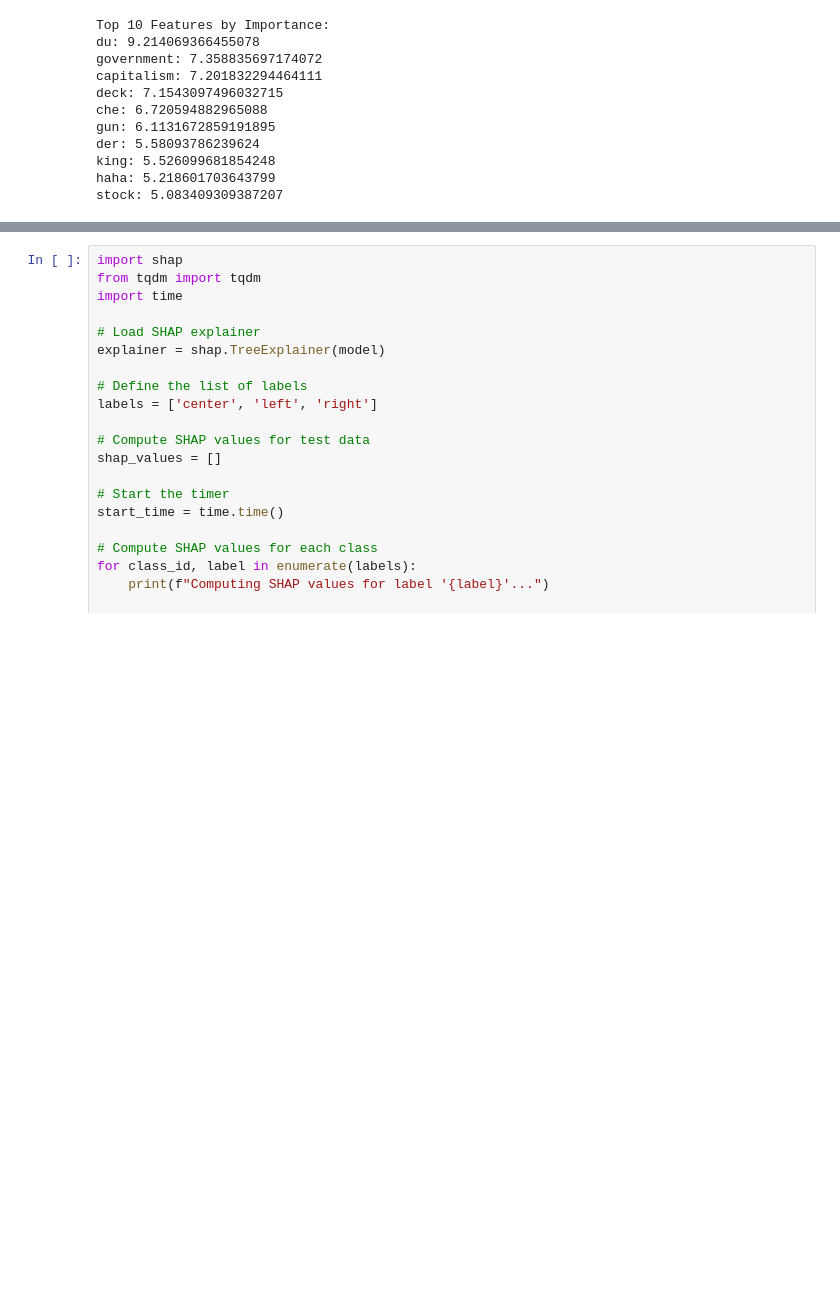
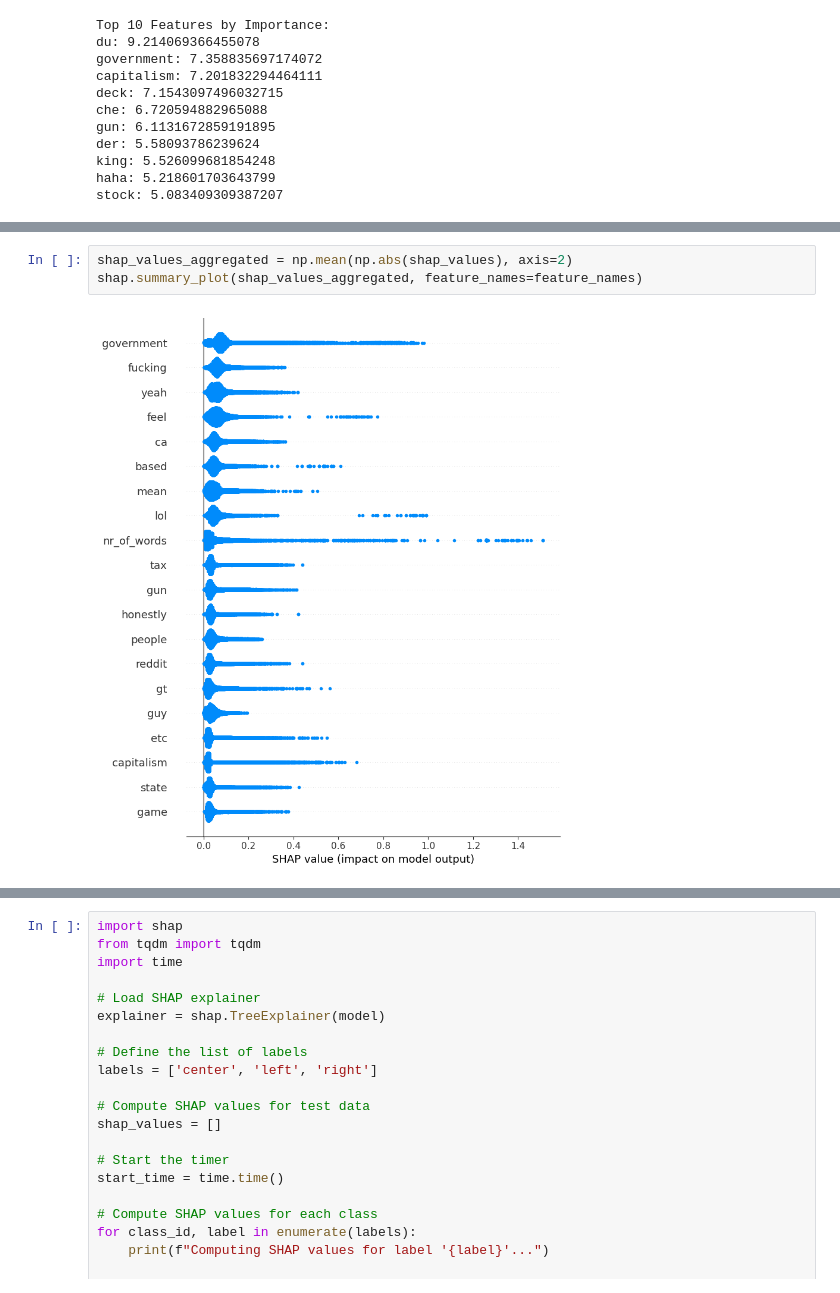
Before and after one commit to wxsoi/LAI, a Jupyter notebook: catboost.ipynb, the cells around one changed output, grey strips where cells are left out. Cells and saved outputs as stored; diff of their text form; blank space fills up the shorter version.

```diff
--- a/catboost.ipynb
+++ b/catboost.ipynb
@@ -246,0 +322,5 @@ shap.summary_plot(shap_values, X_test_combined, plot_type="bar")
+# %%
+shap_values_aggregated = np.mean(np.abs(shap_values), axis=2)
+shap.summary_plot(shap_values_aggregated, feature_names=feature_names)
+# %% [output]
+[figure, added]
```
Also changed, not shown: parts of 21 cells of this notebook, 2 other files.
